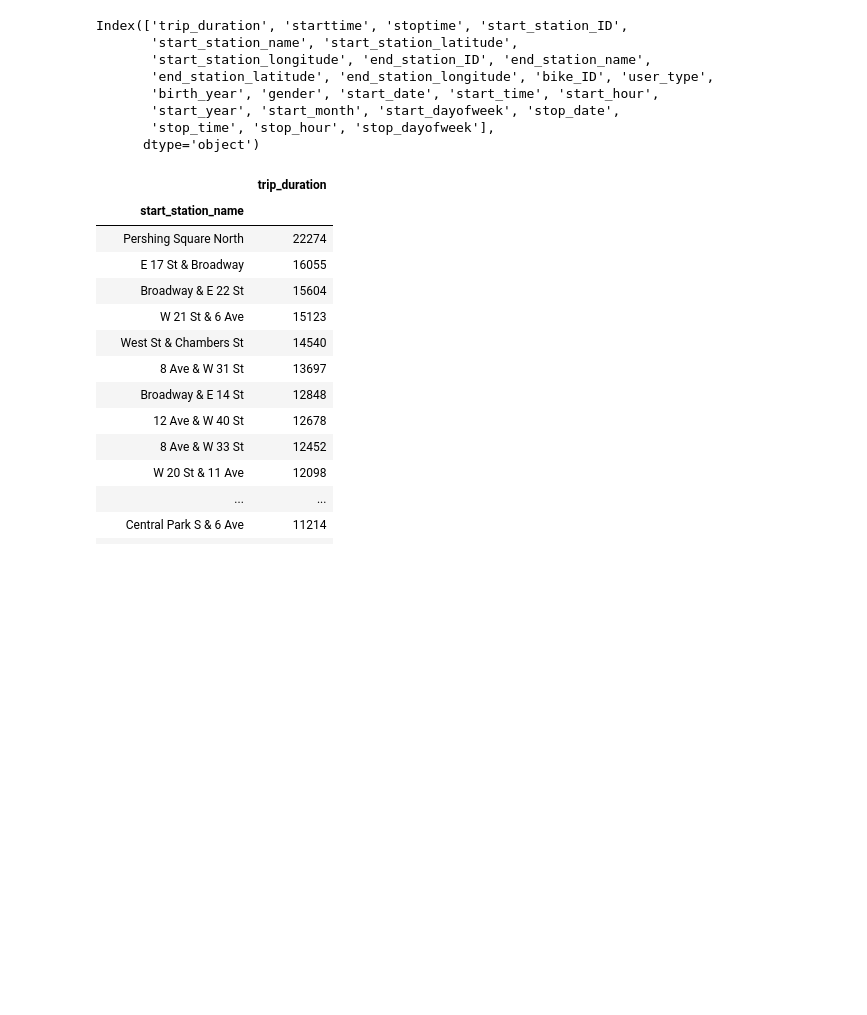
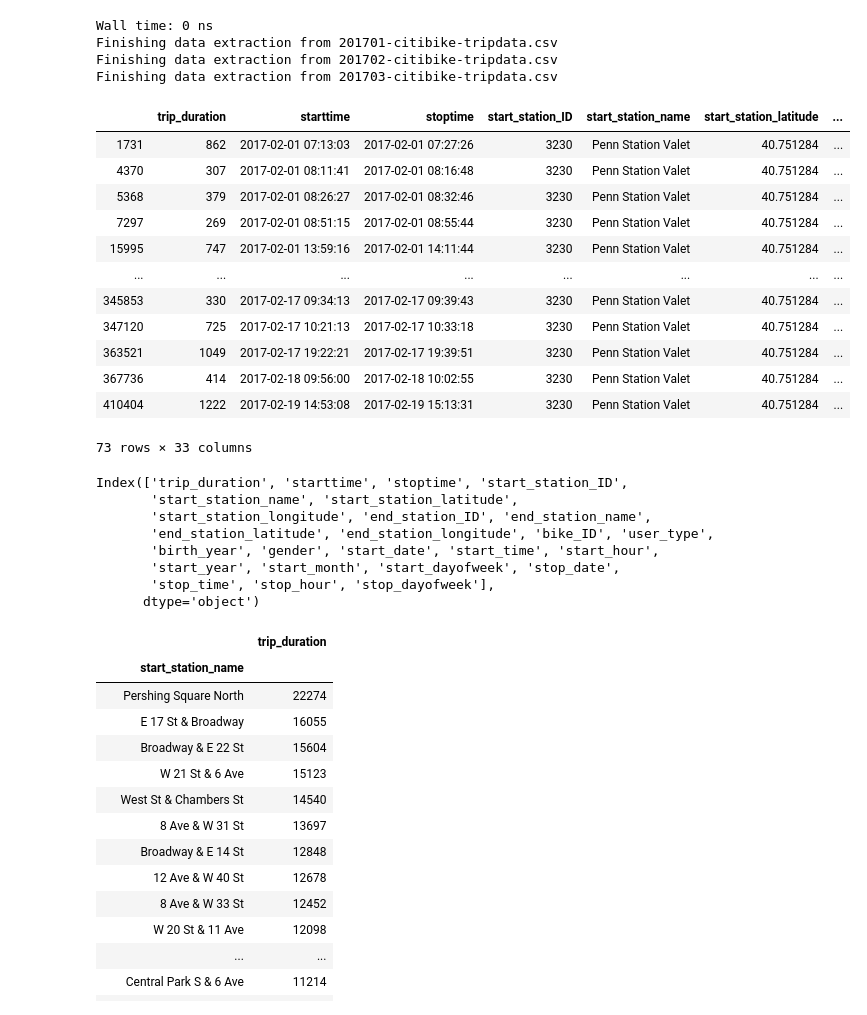
Before and after one commit to zhangym1256/Citi-Bike-Capstone, a Jupyter notebook: may/data_extraction.ipynb, the cells around one changed output. Drawn from its saved outputs; the diff is of its cells as text; code cells hidden in the pictures; blank space fills up the shorter version.

Commit message:
Update functions to read csv files

```diff
--- a/may/data_extraction.ipynb
+++ b/may/data_extraction.ipynb
@@ -40,15 +71,41 @@ def ignore_offpeak(df):
 # %%
-# for i, csv in enumerate(csv_files):
-#     df_temp = pd.read_csv('../Tripdata/'+csv)
-#     df_temp.columns = ['trip_duration','starttime','stoptime','start_station_ID','start_station_name',
-#                        'start_station_latitude','start_station_longitude','end_station_ID','end_station_name',
-#                        'end_station_latitude','end_station_longitude','bike_ID','user_type','birth_year','gender']
-#     df_temp = to_datetime(df_temp)
-#     df_temp = ignore_offpeak(df_temp)
-#     df_validate, df_train = train_test_split(df_temp, test_size=0.05, random_state=42 )
-#     df_notused, df_test = train_test_split(df_validate, test_size=0.05, random_state=42 )
-#     df_train.to_csv(months[i%12] + csv[:4] + 'train.csv')
-#     df_test.to_csv(months[i%12] + csv[:4] + 'test.csv')
-#     print('Finishing data extraction from ' + csv)
+%time
+for i, csv in enumerate(csv_files[:3]):
+    df_temp = pd.read_csv('../Tripdata/'+csv)
+    df_temp.columns = ['trip_duration','starttime','stoptime','start_station_ID','start_station_name',
+                       'start_station_latitude','start_station_longitude','end_station_ID','end_station_name',
+                       'end_station_latitude','end_station_longitude','bike_ID','user_type','birth_year','gender']
+    df_temp = to_datetime(df_temp)
+    df_temp = ignore_offpeak(df_temp)
+
+    # Take a 5% subset of the monthly file as training dataset
+    df_validate, df_train = train_test_split(merge_bikecount(df_temp), test_size=0.05, random_state=42 )
+    # Take a 5% of the validate data set as test dataset
+    df_notused, df_test = train_test_split(df_validate, test_size=0.05, random_state=42 )
+    df_train.to_csv(months[i%12] + csv[:4] + 'train.csv')
+    df_test.to_csv(months[i%12] + csv[:4] + 'test.csv')
+    print('Finishing data extraction from ' + csv)
+# %% [output]
+Wall time: 0 ns
+Finishing data extraction from 201701-citibike-tripdata.csv
+Finishing data extraction from 201702-citibike-tripdata.csv
+Finishing data extraction from 201703-citibike-tripdata.csv
+# %%
+Feb2017 = pd.read_csv('Feb2017train.csv',index_col = 0)
+Feb2017.loc[Feb2017['start_station_ID']==3230].sort_values(by='starttime')
+# %% [output]
+|  | trip_duration | starttime | stoptime | start_station_ID | start_station_name | start_station_latitude | ... |
+| 1731 | 862 | 2017-02-01 07:13:03 | 2017-02-01 07:27:26 | 3230 | Penn Station Valet | 40.751284 | ... |
+| 4370 | 307 | 2017-02-01 08:11:41 | 2017-02-01 08:16:48 | 3230 | Penn Station Valet | 40.751284 | ... |
+| 5368 | 379 | 2017-02-01 08:26:27 | 2017-02-01 08:32:46 | 3230 | Penn Station Valet | 40.751284 | ... |
+| 7297 | 269 | 2017-02-01 08:51:15 | 2017-02-01 08:55:44 | 3230 | Penn Station Valet | 40.751284 | ... |
+| 15995 | 747 | 2017-02-01 13:59:16 | 2017-02-01 14:11:44 | 3230 | Penn Station Valet | 40.751284 | ... |
+| ... | ... | ... | ... | ... | ... | ... | ... |
+| 345853 | 330 | 2017-02-17 09:34:13 | 2017-02-17 09:39:43 | 3230 | Penn Station Valet | 40.751284 | ... |
+| 347120 | 725 | 2017-02-17 10:21:13 | 2017-02-17 10:33:18 | 3230 | Penn Station Valet | 40.751284 | ... |
+| 363521 | 1049 | 2017-02-17 19:22:21 | 2017-02-17 19:39:51 | 3230 | Penn Station Valet | 40.751284 | ... |
+| 367736 | 414 | 2017-02-18 09:56:00 | 2017-02-18 10:02:55 | 3230 | Penn Station Valet | 40.751284 | ... |
+| 410404 | 1222 | 2017-02-19 14:53:08 | 2017-02-19 15:13:31 | 3230 | Penn Station Valet | 40.751284 | ... |
+73 rows × 33 columns
 # %%
 # train_list = []
```
Also changed, not shown: parts of 19 cells of this notebook.
